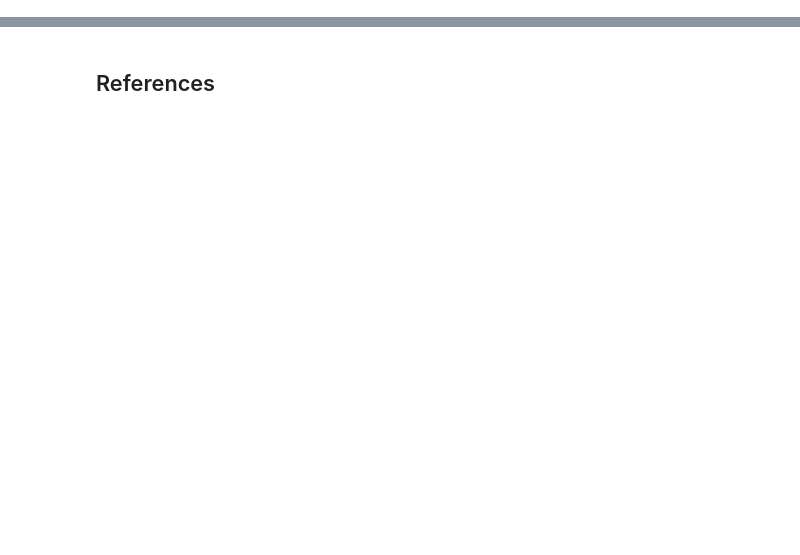
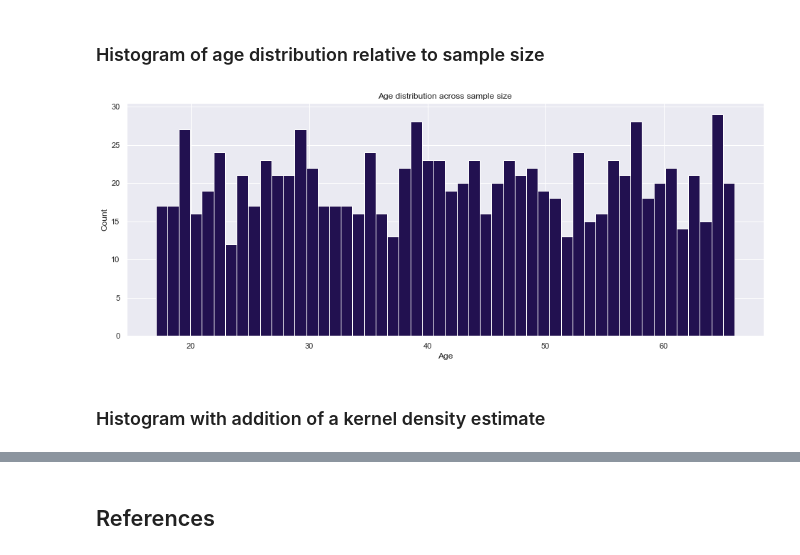
Before and after one commit to Lennyc123/pda-project, a Jupyter notebook: Programming for Data Analysis - Project 2020, by Leonard Curtin.ipynb, the cells around one changed output, grey strips where cells are left out. Cells and saved outputs as stored; diff of their text form; code cells hidden in the pictures; blank space fills up the shorter version.

Commit message:
Additon of references and plots relevant to graphs.

```diff
--- a/Programming for Data Analysis - Project 2020, by Leonard Curtin.ipynb
+++ b/Programming for Data Analysis - Project 2020, by Leonard Curtin.ipynb
@@ -172,0 +92,3 @@ The causes of motor vehicle collisions are complex, but broadly depend on charac
+# %%
+# Setting colour scheme for graphical elements i.e. plots
+sns.set(palette="magma")
@@ -172,0 +105,5 @@ The causes of motor vehicle collisions are complex, but broadly depend on charac
+# %%
+# Creation of age variable relative to sample size
+rng = default_rng(2)
+age = rng.integers(17, 66, 1000, endpoint=True)
+age
@@ -172,0 +128,2 @@ The causes of motor vehicle collisions are complex, but broadly depend on charac
+# %% [markdown]
+### Histogram of age distribution relative to sample size
@@ -172,0 +133,10 @@ The causes of motor vehicle collisions are complex, but broadly depend on charac
+# %%
+# Creation of histogram
+plt.hist(x=age, histtype="bar", bins=50)
+plt.xlabel('Age')
+plt.ylabel('Count')
+plt.title('Age distribution across sample size');
+# %% [output]
+[figure, added]
+# %% [markdown]
+### Histogram with addition of a kernel density estimate
```
Also changed, not shown: parts of 123 cells of this notebook.
